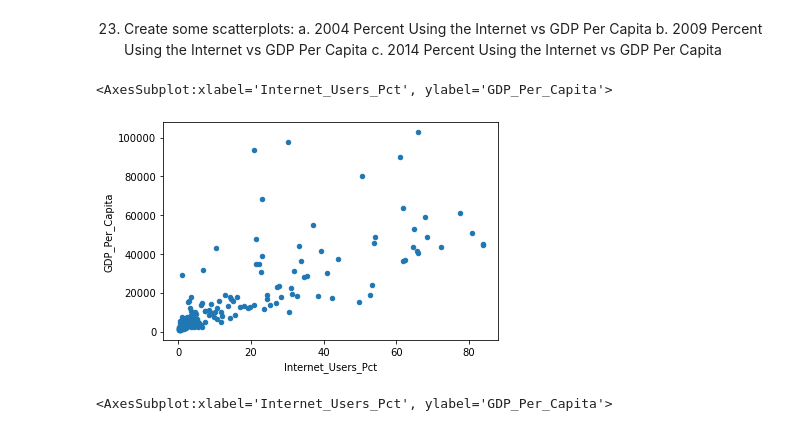
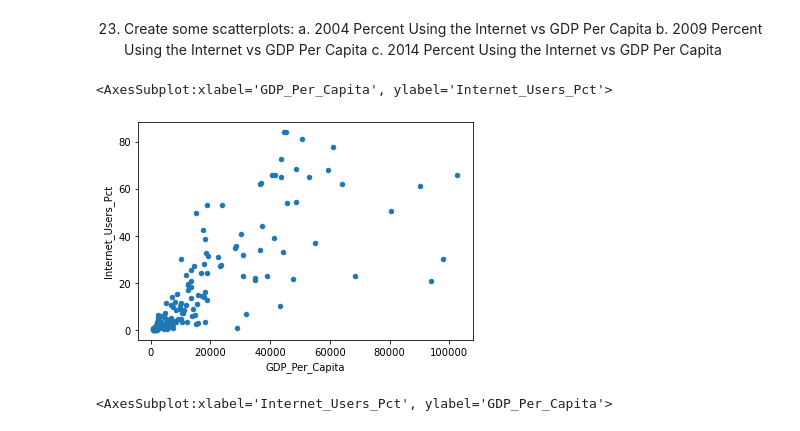
Before and after one commit to NSS-Data-Analytics-Cohort-7/gdp-and-internet-usage-csider0317, a Jupyter notebook: Notebooks/gdpproject.ipynb, the cells around one changed output. Saved outputs shown, nothing was run; the diff lists cells and outputs as text; code cells hidden in the pictures.

```diff
--- a/Notebooks/gdpproject.ipynb
+++ b/Notebooks/gdpproject.ipynb
@@ -288,13 +288,13 @@ b. 2009 Percent Using the Internet vs GDP Per Capita
 c. 2014 Percent Using the Internet vs GDP Per Capita
 # %%
 gdp_and_internet_2004.plot(
-   x='Internet_Users_Pct',
-   y='GDP_Per_Capita',
+   x='GDP_Per_Capita',
+   y='Internet_Users_Pct',
    kind='scatter'
 )
 # %% [output]
-<AxesSubplot:xlabel='Internet_Users_Pct', ylabel='GDP_Per_Capita'>
+<AxesSubplot:xlabel='GDP_Per_Capita', ylabel='Internet_Users_Pct'>
-[figure, old version]
+[figure, new version]
 # %%
 gdp_and_internet_2009.plot(
    x='Internet_Users_Pct',
```
Also changed, not shown: parts of 10 cells of this notebook.
